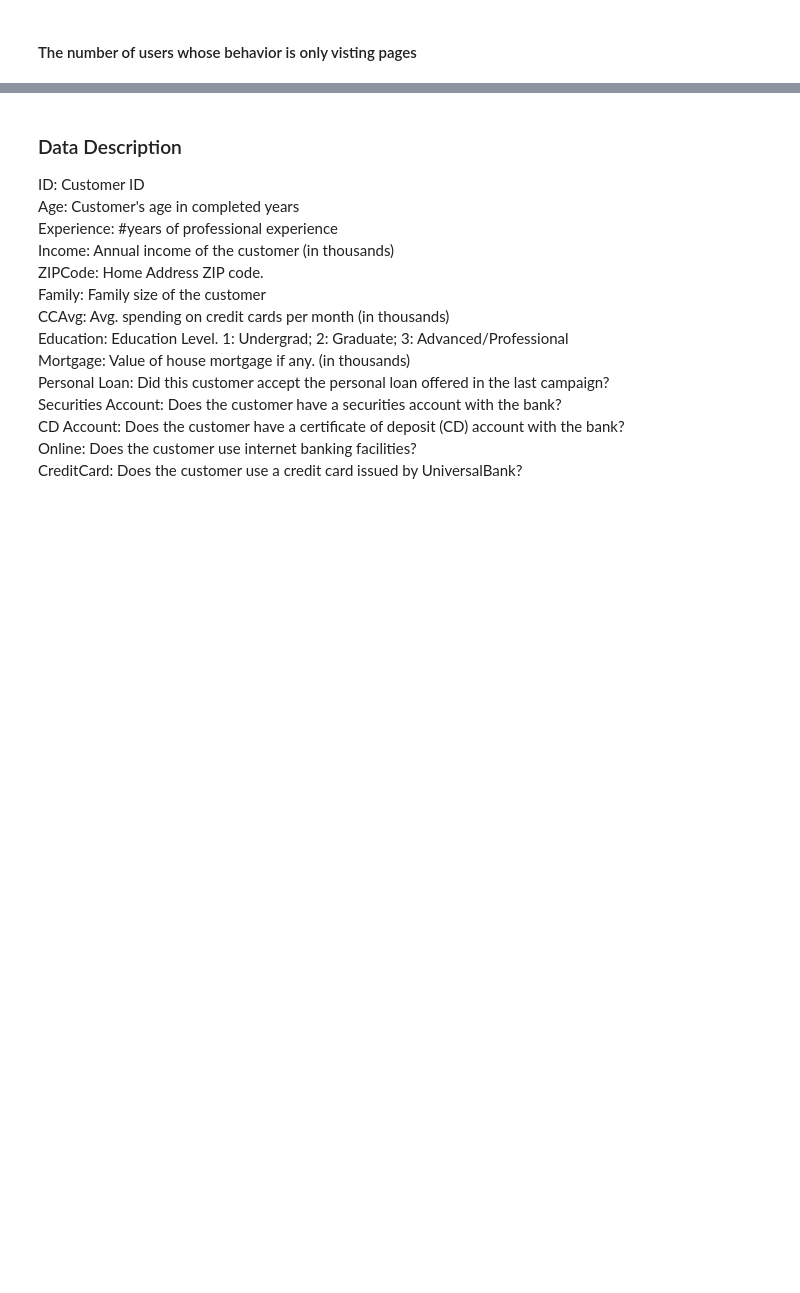
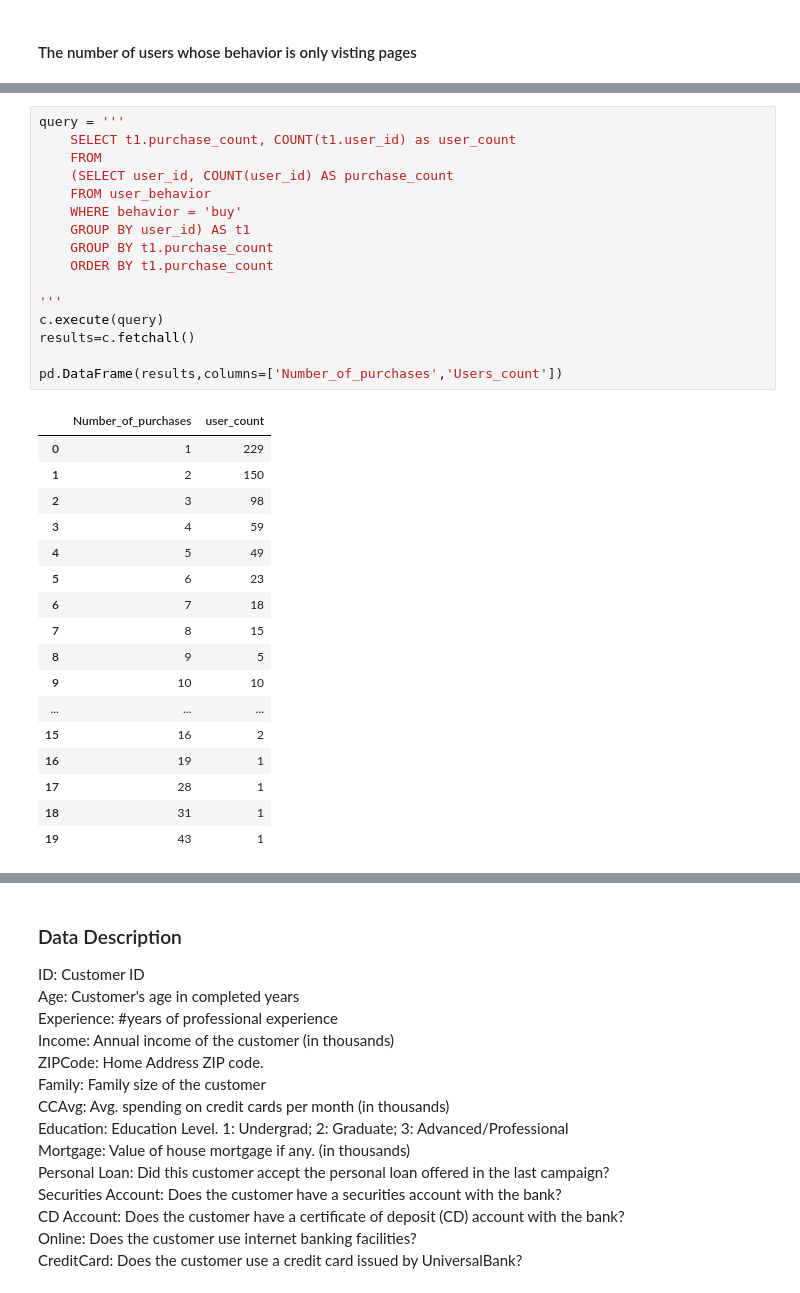
Before and after one commit to andrewzheng210/Customer_Behavior_Analytics_for_Ecommerce_Growth, a Jupyter notebook: Personal_loan.ipynb, the cells around one changed output, grey strips where cells are left out. Saved outputs shown, nothing was run; the diff lists cells and outputs as text; blank space fills up the shorter version.

```diff
--- a/Personal_loan.ipynb
+++ b/Personal_loan.ipynb
@@ -182,0 +260,34 @@ results
+# %%
+query = '''
+    SELECT t1.purchase_count, COUNT(t1.user_id) as user_count
+    FROM
+    (SELECT user_id, COUNT(user_id) AS purchase_count
+    FROM user_behavior
+    WHERE behavior = 'buy'
+    GROUP BY user_id) AS t1
+    GROUP BY t1.purchase_count
+    ORDER BY t1.purchase_count
+
+'''
+c.execute(query)
+results=c.fetchall()
+
+pd.DataFrame(results,columns=['Number_of_purchases','Users_count'])
+# %% [output]
+|  | Number_of_purchases | user_count |
+| 0 | 1 | 229 |
+| 1 | 2 | 150 |
+| 2 | 3 | 98 |
+| 3 | 4 | 59 |
+| 4 | 5 | 49 |
+| 5 | 6 | 23 |
+| 6 | 7 | 18 |
+| 7 | 8 | 15 |
+| 8 | 9 | 5 |
+| 9 | 10 | 10 |
+| ... | ... | ... |
+| 15 | 16 | 2 |
+| 16 | 19 | 1 |
+| 17 | 28 | 1 |
+| 18 | 31 | 1 |
+| 19 | 43 | 1 |
```
Also changed, not shown: parts of 12 cells of this notebook.
